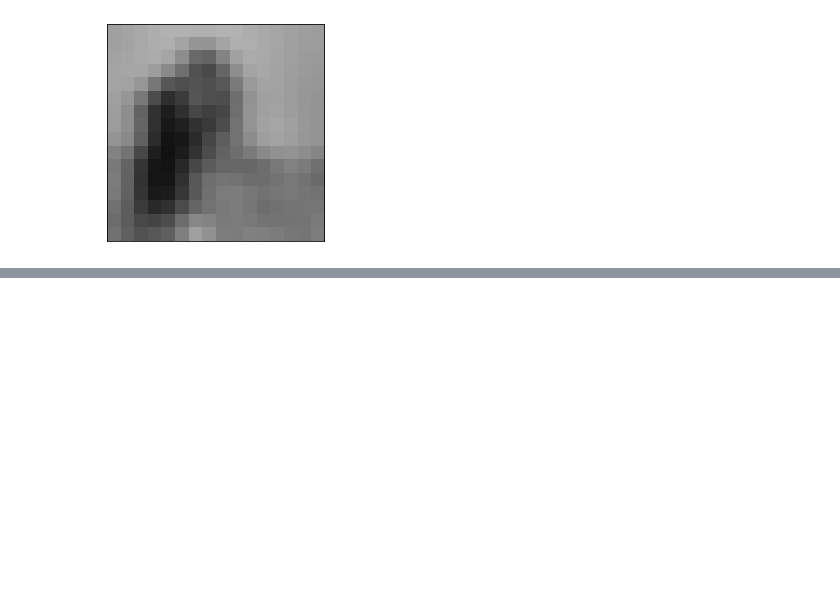
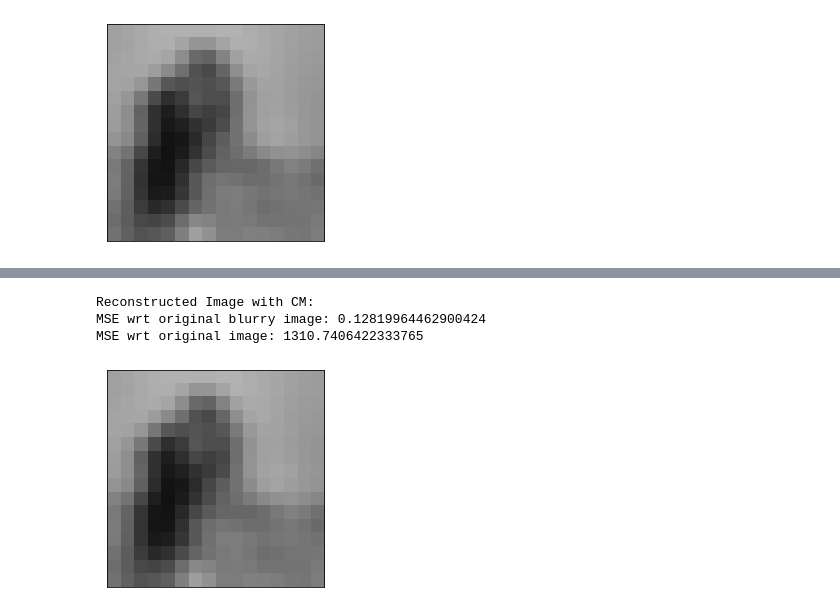
Before and after one commit to LorenzoStigliano/inverse-problems-mcmc, a Jupyter notebook: Main_Notebook.ipynb, the cells around one changed output, grey strips where cells are left out. Saved outputs shown, nothing was run; the diff lists cells and outputs as text; code cells hidden in the pictures; blank space fills up the shorter version.

```diff
--- a/Main_Notebook.ipynb
+++ b/Main_Notebook.ipynb
@@ -1353,0 +1482,19 @@ Target Image:
+# %%
+dimension = len(img_noisy_scaled.flatten())
+
+target_distribution = Image_Target(img_noisy_scaled)
+proposal = Proposal(beta = beta_R, pick = "random_walk_nd")
+sampler_image = Sampler_Imaging(beta = 0.11, N = 5000, dimension=dimension, image=img_noisy_scaled, proposal=proposal)
+
+samples_reversible, _ = sampler_image.Non_Reversible_Metropolis_Hastings_High_Dimensions(10)
+# %%
+print("Reconstructed Image with CM:")
+best_image_CM = CM(samples_reversible)
+imshow(best_image_CM.reshape(16,16))
+print('MSE wrt original blurry image: {}'.format(mse(img_noisy_scaled,best_image_CM.reshape(16,16))))
+print('MSE wrt original image: {}'.format(mse(image_camera_scaled,best_image_CM.reshape(16,16))))
+# %% [output]
+Reconstructed Image with CM:
+MSE wrt original blurry image: 0.12819964462900424
+MSE wrt original image: 1310.7406422333765
+[figure, added]
```
Also changed, not shown: parts of 17 cells of this notebook.
